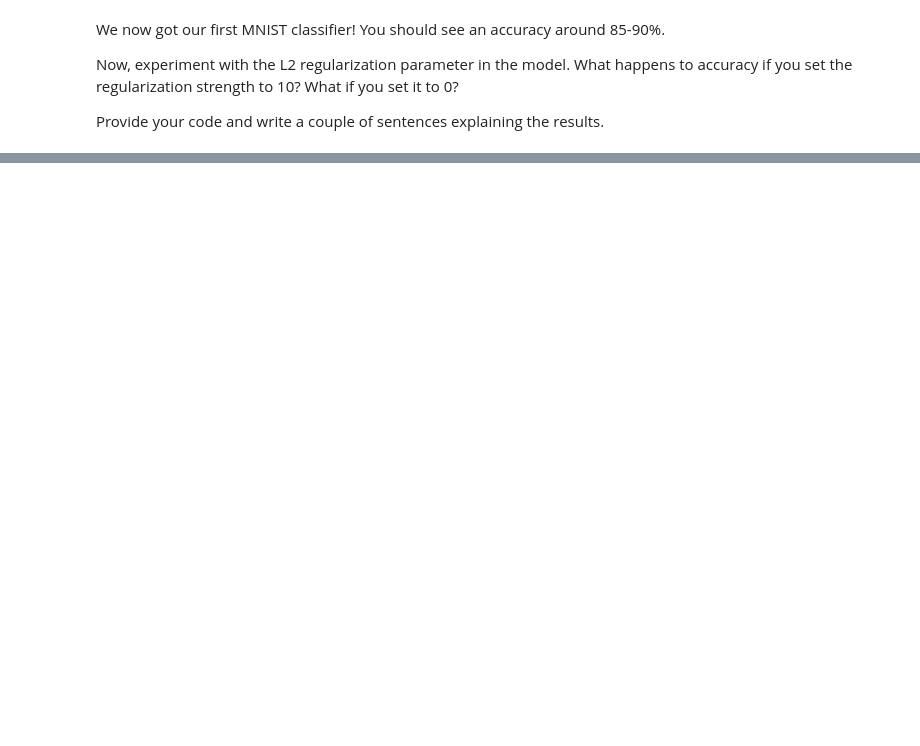
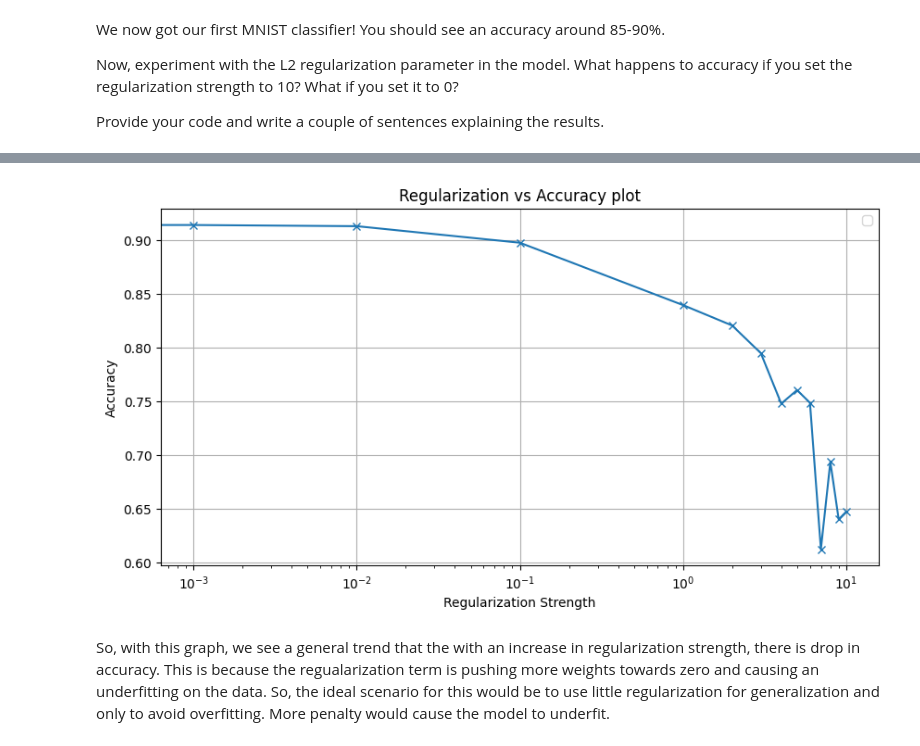
Before and after one commit to shashwatsaket46/study, a Jupyter notebook: lab3_regularization_logreg_gd.ipynb, the cells around one changed output, grey strips where cells are left out. Saved outputs shown, nothing was run; the diff lists cells and outputs as text; code cells hidden in the pictures; blank space fills up the shorter version.

```diff
--- a/lab3_regularization_logreg_gd.ipynb
+++ b/lab3_regularization_logreg_gd.ipynb
@@ -615,8 +681,9 @@ def evaluate_predictions_labels(model, test_loader):
     # Disable gradient computation for efficiency
     with torch.no_grad():
         for data, targets in test_loader:
-            # TODO: Your code goes here!
-            ...
+          predictions = model.forward(data).argmax(1)
+          all_predictions = all_predictions + predictions.tolist()
+          all_targets = all_targets + targets.tolist()
 
     # Convert to numpy arrays
     all_predictions = np.array(all_predictions)
@@ -630,7 +700,6 @@ print(f"{all_predictions.shape=}, {all_targets.shape=}")
 Now, let's implement the accuracy metric for this model.
 # %%
 def accuracy(all_predictions, all_targets):
-  # TODO: Your code goes here!
-  ...
+  return (all_predictions == all_targets).mean()
 
 accuracy(all_predictions, all_targets)
@@ -642,0 +718,7 @@ Provide your code and write a couple of sentences explaining the results.
+# %%
+def regularization_strength_accuracy_checker(regularization_strength):
+  model = LogisticRegression()
+  train_model(model, train_loader, lambda_reg= regularization_strength, learning_rate= 0.001, num_epochs=2 )
+  all_predictions, all_targets = evaluate_predictions_labels(model,test_loader)
+  accuracy_of_regularization = accuracy(all_predictions, all_targets)
+  return accuracy_of_regularization
@@ -642,0 +771,8 @@ Provide your code and write a couple of sentences explaining the results.
+# %%
+regularization_strengths = [0, 0.001, 0.01, 0.1, 1,2,3,4,5,6,7,8,9,10]
+accuracy_result ={}
+for regularization_strength in regularization_strengths:
+  print(f"For regularization strength: {regularization_strength}")
+  accuracy_for_different_lambda = regularization_strength_accuracy_checker(regularization_strength)
+  accuracy_result[regularization_strength] = accuracy_for_different_lambda
+print(accuracy_result)
@@ -642,0 +797,16 @@ Provide your code and write a couple of sentences explaining the results.
+# %%
+import matplotlib.pyplot as plt
+lam = list(accuracy_result.keys())
+acc = list(accuracy_result.values())
+plt.figure(figsize=(10,5))
+plt.semilogx(lam,acc,marker = 'x')
+plt.xlabel("Regularization Strength")
+plt.ylabel("Accuracy")
+plt.title("Regularization vs Accuracy plot")
+plt.grid()
+plt.legend()
+plt.show()
+# %% [output]
+[figure, added]
+# %% [markdown]
+So, with this graph, we see a general trend that the with an increase in regularization strength, there is drop in accuracy. This is because the regualarization term is pushing more weights towards zero and causing an underfitting on the data. So, the ideal scenario for this would be to use little regularization for generalization and only to avoid overfitting. More penalty would cause the model to underfit.
```
Also changed, not shown: parts of 18 cells of this notebook.
